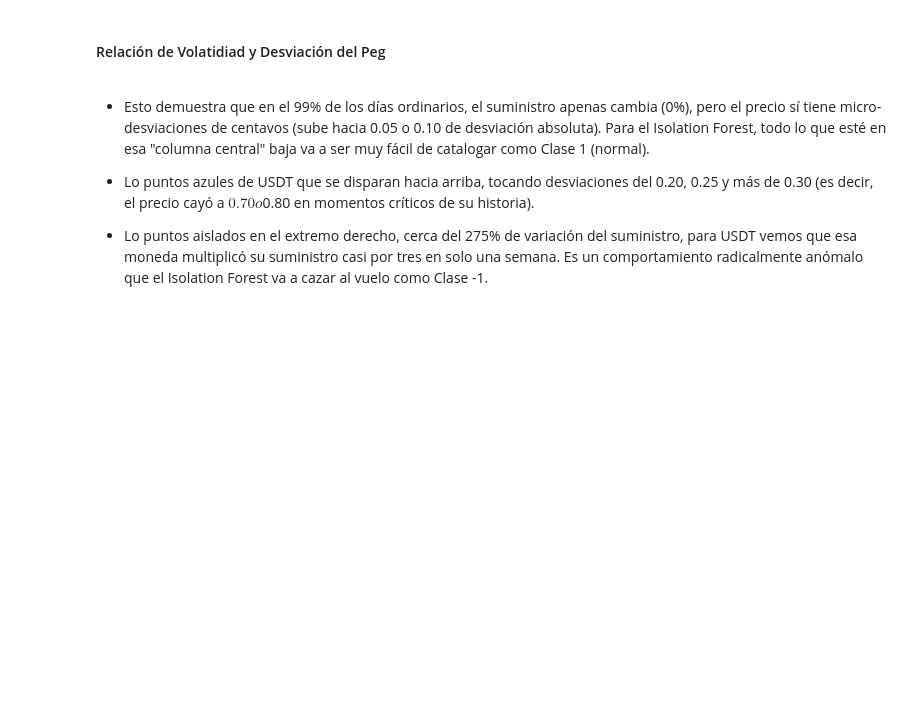
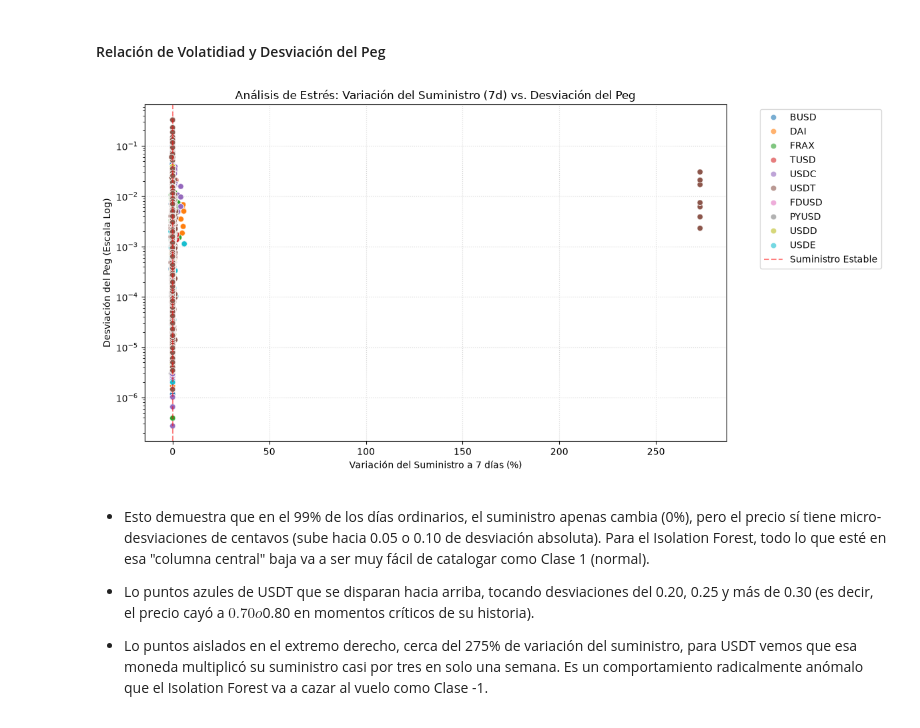
Before and after one commit to Bootcamp-DA-P2/criptoradar, a Jupyter notebook: notebooks/analisis_bivariado_stablecoins.ipynb, the cells around one changed output. Saved outputs shown, nothing was run; the diff lists cells and outputs as text; code cells hidden in the pictures; blank space fills up the shorter version.

```diff
--- a/notebooks/analisis_bivariado_stablecoins.ipynb
+++ b/notebooks/analisis_bivariado_stablecoins.ipynb
@@ -6,2 +10,2 @@ import seaborn as sns
 # %%
-df_stable = pd.read_csv("../data/clean/datos_preprocesados_clean.csv")
+# df_stable = pd.read_csv("../data/clean/datos_preprocesados_clean.csv")
@@ -103,27 +154,29 @@ Picos de Crisis (Eventos de Depeg): Los picos más altos (especialmente los que
 # %%
 plt.figure(figsize=(12, 6))
 
 # Cruzamos la variación de suministro a 7 días con la desviación del peg
 sns.scatterplot(
     data=df_stable,
     x='supply_change_7d',
     y='peg_deviation',
     hue='stablecoin',
     alpha=0.6,
     palette='tab10'
 )
 
 # Línea vertical en 0: todo lo que esté a la izquierda es reducción de suministro (fuga de dinero)
 plt.axvline(0, color='red', linestyle='--', alpha=0.5, label='Suministro Estable')
 
 plt.yscale('log') # Escala logarítmica crucial para ver los depegs
 plt.title('Análisis de Estrés: Variación del Suministro (7d) vs. Desviación del Peg')
 plt.xlabel('Variación del Suministro a 7 días (%)')
 plt.ylabel('Desviación del Peg (Escala Log)')
 plt.grid(True, ls=':', alpha=0.5)
-plt.legend()
+plt.legend(bbox_to_anchor=(1.05, 1), loc='upper left')
 plt.tight_layout()
 plt.show()
+# %% [output]
+[figure, added]
 # %% [markdown]
 - Esto demuestra que en el 99% de los días ordinarios, el suministro apenas cambia (0%), pero el precio sí tiene micro-desviaciones de centavos (sube hacia 0.05 o 0.10 de desviación absoluta). Para el Isolation Forest, todo lo que esté en esa "columna central" baja va a ser muy fácil de catalogar como Clase 1 (normal).
 
```
Also changed, not shown: parts of 5 cells of this notebook.
